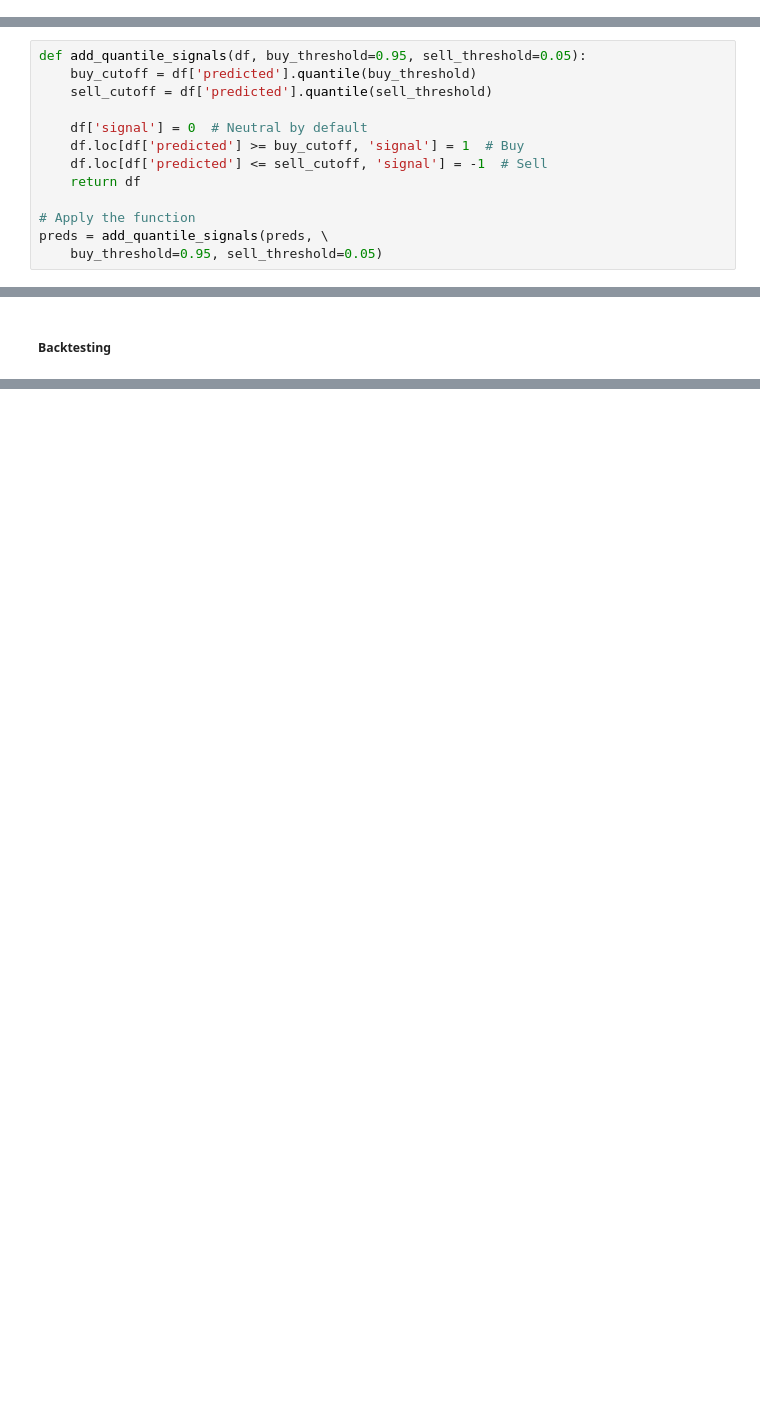
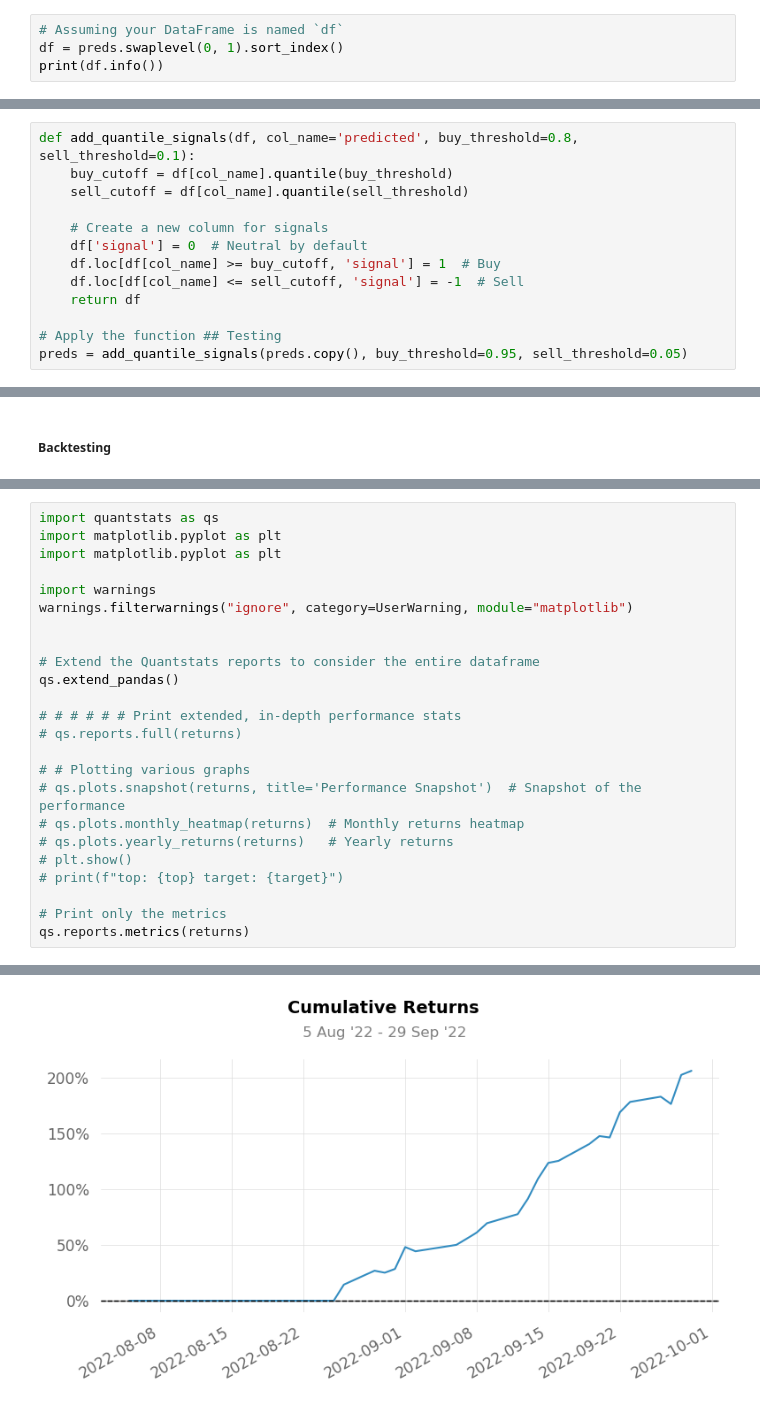
Before and after one commit to skhan61/QuantProject, a Jupyter notebook: 08_strategy_building_and_backtesting.ipynb, the cells around one changed output, grey strips where cells are left out. Cells and saved outputs as stored; diff of their text form; blank space fills up the shorter version.

```diff
--- a/08_strategy_building_and_backtesting.ipynb
+++ b/08_strategy_building_and_backtesting.ipynb
@@ -164,0 +129,4 @@ preds
+# %%
+# Assuming your DataFrame is named `df`
+df = preds.swaplevel(0, 1).sort_index()
+print(df.info())
@@ -259,16 +239,16 @@ memory usage: 1.9+ MB
 # %%
-def add_quantile_signals(df, buy_threshold=0.95, sell_threshold=0.05):
-    buy_cutoff = df['predicted'].quantile(buy_threshold)
-    sell_cutoff = df['predicted'].quantile(sell_threshold)
+def add_quantile_signals(df, col_name='predicted', buy_threshold=0.8, sell_threshold=0.1):
+    buy_cutoff = df[col_name].quantile(buy_threshold)
+    sell_cutoff = df[col_name].quantile(sell_threshold)
 
+    # Create a new column for signals
     df['signal'] = 0  # Neutral by default
-    df.loc[df['predicted'] >= buy_cutoff, 'signal'] = 1  # Buy
-    df.loc[df['predicted'] <= sell_cutoff, 'signal'] = -1  # Sell
+    df.loc[df[col_name] >= buy_cutoff, 'signal'] = 1  # Buy
+    df.loc[df[col_name] <= sell_cutoff, 'signal'] = -1  # Sell
     return df
 
-# Apply the function
-preds = add_quantile_signals(preds, \
-    buy_threshold=0.95, sell_threshold=0.05)
+# Apply the function ## Testing
+preds = add_quantile_signals(preds.copy(), buy_threshold=0.95, sell_threshold=0.05)
 # %%
 preds.info()
 # %% [output]
@@ -291,0 +388,25 @@ memory usage: 2.3+ MB
+# %%
+import quantstats as qs
+import matplotlib.pyplot as plt
+import matplotlib.pyplot as plt
+
+import warnings
+warnings.filterwarnings("ignore", category=UserWarning, module="matplotlib")
+
+
+# Extend the Quantstats reports to consider the entire dataframe
+qs.extend_pandas()
+
+# # # # # # Print extended, in-depth performance stats
+# qs.reports.full(returns)
+
+# # Plotting various graphs
+# qs.plots.snapshot(returns, title='Performance Snapshot')  # Snapshot of the performance
+# qs.plots.monthly_heatmap(returns)  # Monthly returns heatmap
+# qs.plots.yearly_returns(returns)   # Yearly returns
+# plt.show()
+# print(f"top: {top} target: {target}")
+
+# Print only the metrics
+qs.reports.metrics(returns)
+# %% [output]
@@ -291,0 +444 @@ memory usage: 2.3+ MB
+[figure, added]
```
Also changed, not shown: parts of 17 cells of this notebook, 2 other files.
